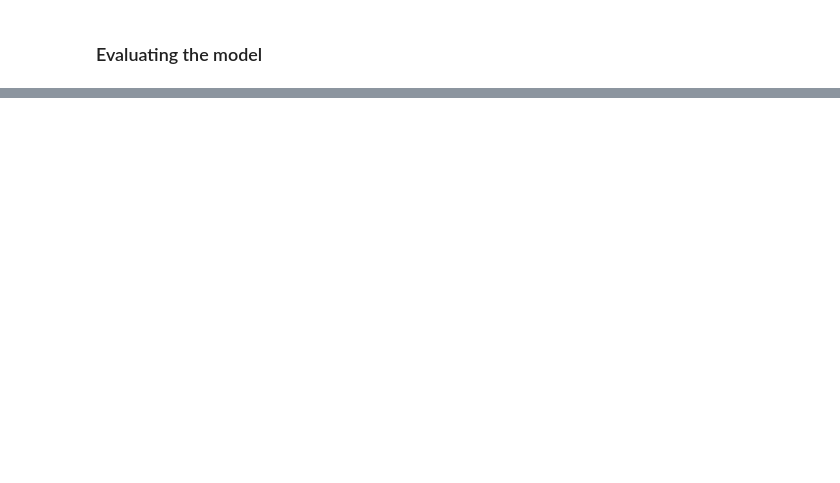
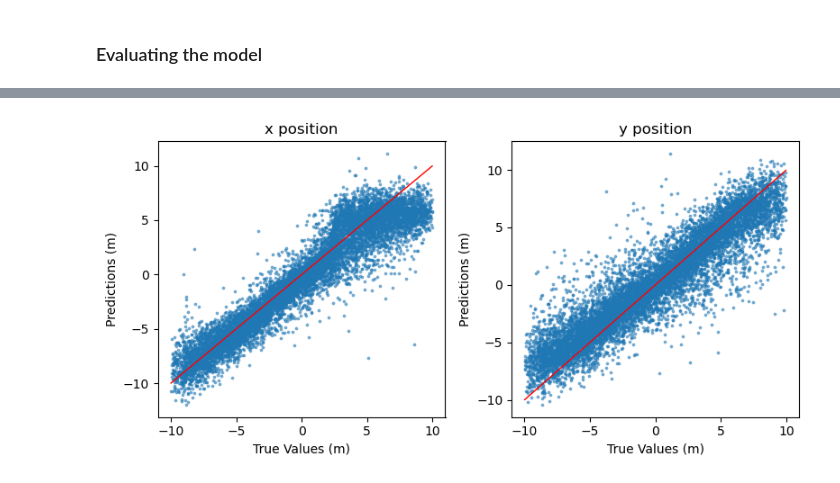
Before and after one commit to juan-prado-7/imapp-deep-learning, a Jupyter notebook: advanced-deep-learning/ex4-ice-cube-2d-gnn.ipynb, the cells around one changed output, grey strips where cells are left out. Saved outputs shown, nothing was run; the diff lists cells and outputs as text; code cells hidden in the pictures; blank space fills up the shorter version.

Commit message:
Updated IceCube GNN

```diff
--- a/advanced-deep-learning/ex4-ice-cube-2d-gnn.ipynb
+++ b/advanced-deep-learning/ex4-ice-cube-2d-gnn.ipynb
@@ -209,4 +262,5 @@ Non-trainable params: 0
 # %%
-# Train the model
-train_losses, val_losses = dl.train_nn(train_loader, val_loader, model, loss_fn, optimizer,
-                                       num_epochs=num_epochs, patience=patience, device=device)
+if TRAIN:
+    # Train the model
+    train_losses, val_losses = dl.train_nn(train_loader, val_loader, model, loss_fn, optimizer,
+                                        num_epochs=num_epochs, patience=patience, device=device)
@@ -236,2 +282,8 @@ dl.plot_losses(train_losses, val_losses, PATH=LOSS_PATH)
 # %% [markdown]
 ### Evaluating the model
+# %%
+# Load model if it was not trained in this run
+if not TRAIN:
+    loss_fn = MSE_loss
+    model, _ = dl.load_model(IceCube_GNN, PATH=f"{MODEL_PATH}/{LOAD_MODEL_NAME}")
+    summary(model);
@@ -238,8 +308,10 @@ dl.plot_losses(train_losses, val_losses, PATH=LOSS_PATH)
 # %%
 # Compute the test predictions and loss
-y_test_pred, test_loss = dl.test_nn(test_loader, model, loss_fn, device)
+pos_test_pred_norm, test_loss = dl.test_nn(test_loader, model, loss_fn, device)
+pos_test_pred_norm = pos_test_pred_norm.reshape(-1, 2)
 
-print(f"Final Train Loss: {train_losses[-1]:.4f}")
-print(f"Final Validation Loss: {val_losses[-1]:.4f}")
+if TRAIN:
+    print(f"Final Train Loss: {train_losses[-1]:.4f}")
+    print(f"Final Validation Loss: {val_losses[-1]:.4f}")
 print(f"Final Test Loss: {test_loss:.4f}")
 # %% [output]
@@ -248,0 +319,15 @@ Final Test Loss: -1.0881
+# %%
+# Denormalize the predictions
+pos_test_pred = dl.denormalize_labels(pos_test_pred_norm, n_labels=2, means=means, stds=stds)
+
+# Extract the true labels
+x_test = test_dataset['xpos'].to_numpy()
+y_test = test_dataset['ypos'].to_numpy()
+pos_test = np.stack((x_test, y_test), axis=1)
+# %%
+# Plot predicted values vs true values
+dl.plot_predicted_vs_true(pos_test, pos_test_pred, n_labels=2,
+                          label_names=['x position', 'y position'], units = ['m', 'm'],
+                          PATH=PLOT_PATH)
+# %% [output]
+[figure, added]
```
Also changed, not shown: parts of 23 cells of this notebook, 4 other files.
